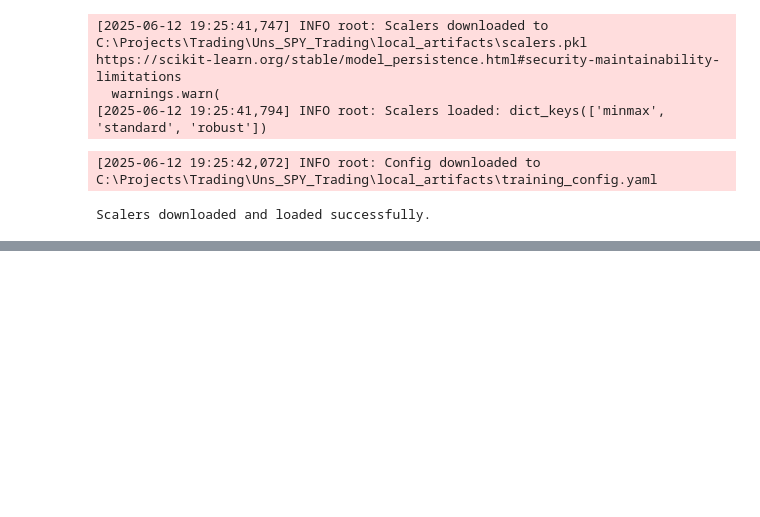
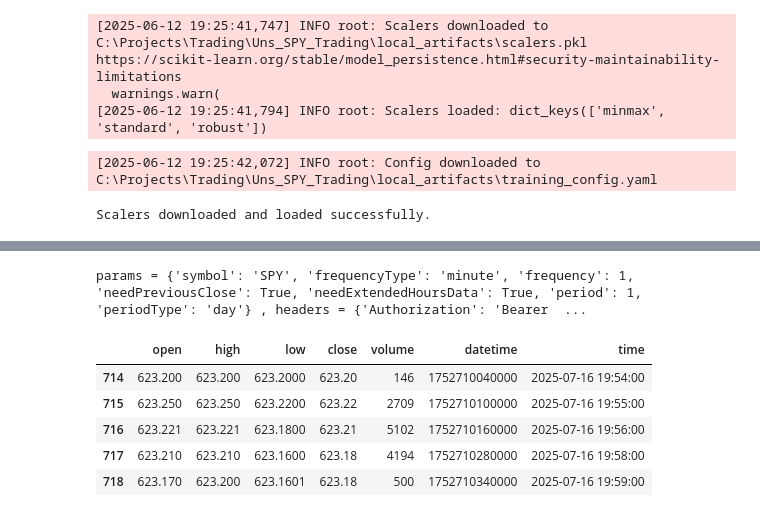
Before and after one commit to rahulpradeep4218/Uns_SPY_Trading, a Jupyter notebook: Experiments/charles_exp.ipynb, the cells around one changed output, grey strips where cells are left out. Saved outputs shown, nothing was run; the diff lists cells and outputs as text; code cells hidden in the pictures; blank space fills up the shorter version.

```diff
--- a/Experiments/charles_exp.ipynb
+++ b/Experiments/charles_exp.ipynb
@@ -318,0 +406,39 @@ Scalers downloaded and loaded successfully.
+# %%
+import yaml
+with open('../Config/config_dev.yaml', 'r') as file:
+    config = yaml.safe_load(file)
+schwab_config = config['inference']['schwab']
+# %%
+access_token = schwab_config.get("access_token")
+periodDays = schwab_config.get("realtime_period_days", 1)
+res = get_price_history(
+    symbol="SPY",
+    access_token=access_token,
+    period=1,
+    frequency=1,
+    period_type="day",
+    frequency_type="minute",
+    use_period=True,
+    schwab_config=schwab_config
+)
+# %% [output]
+params = {'symbol': 'SPY', 'frequencyType': 'minute', 'frequency': 1, 'needPreviousClose': True, 'needExtendedHoursData': True, 'period': 1, 'periodType': 'day'} , headers = {'Authorization': 'Bearer  ...
+# %%
+data = res.json()
+df = pd.DataFrame(data['candles'])
+# %%
+df['time'] = (
+        pd.to_datetime(df['datetime'], unit="ms", utc=True)
+        .dt.tz_convert("America/New_York")
+        .dt.strftime("%Y-%m-%d %H:%M:%S")
+    )
+df['time'] = pd.to_datetime(df['time'], format="%Y-%m-%d %H:%M:%S")
+# %%
+df.tail()
+# %% [output]
+|  | open | high | low | close | volume | datetime | time |
+| 714 | 623.200 | 623.200 | 623.2000 | 623.20 | 146 | 1752710040000 | 2025-07-16 19:54:00 |
+| 715 | 623.250 | 623.250 | 623.2200 | 623.22 | 2709 | 1752710100000 | 2025-07-16 19:55:00 |
+| 716 | 623.221 | 623.221 | 623.1800 | 623.21 | 5102 | 1752710160000 | 2025-07-16 19:56:00 |
+| 717 | 623.210 | 623.210 | 623.1600 | 623.18 | 4194 | 1752710280000 | 2025-07-16 19:58:00 |
+| 718 | 623.170 | 623.200 | 623.1601 | 623.18 | 500 | 1752710340000 | 2025-07-16 19:59:00 |
```
Also changed, not shown: parts of 7 cells of this notebook, 48 other files.
